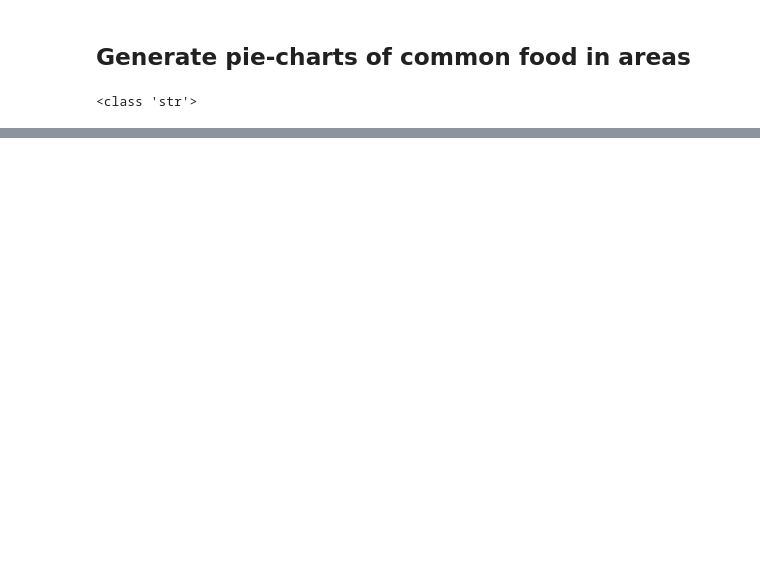
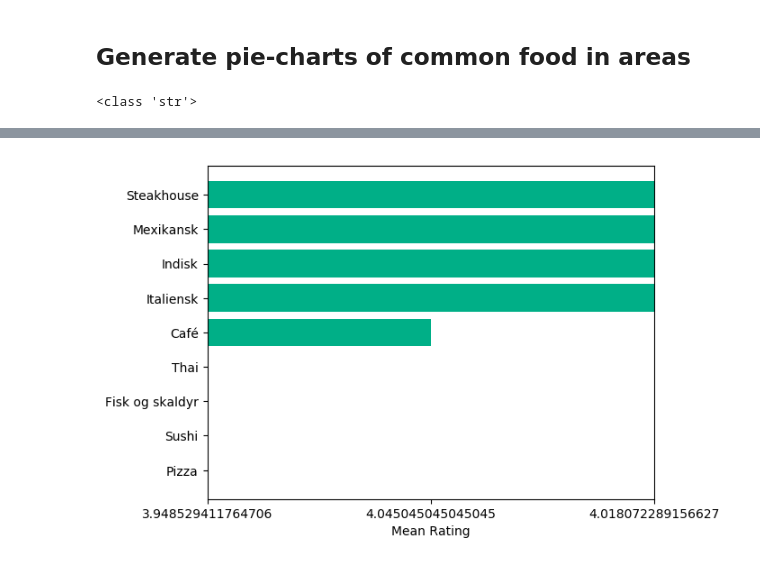
Before and after one commit to EMCK3N/SDS2019-grp20, a Jupyter notebook: Analysis.ipynb, the cells around one changed output, grey strips where cells are left out. Cells and saved outputs as stored; diff of their text form; code cells hidden in the pictures; blank space fills up the shorter version.

```diff
--- a/Analysis.ipynb
+++ b/Analysis.ipynb
@@ -367,0 +297,3 @@ food_df.to_csv("data_food_poscode.csv", index=False)
+# %%
+food_df = pd.merge(food_df, mod_df[["Restaurant","Main rating"]], on='Restaurant', how='left')
+food_df
@@ -367,0 +339,19 @@ food_df.to_csv("data_food_poscode.csv", index=False)
+# %%
+means = []
+lenght = []
+for i in Lists:
+    i = [x for x in i if x.astype(str) != 'nan']
+    lenght.append(len(i))
+    if len(i) == 0:
+        c=0
+    else:
+        c= (sum(i)/len(i))
+    means.append(c)
+# %%
+Food_means = percentile_list = pd.DataFrame(np.column_stack([list_, means, lenght]),
+                               columns=['Kitchen', 'Mean Rating', 'Number of Restaurants'])
+
+
+for i in Food_means["Mean Rating"]:
+
+    print(i)
@@ -367,0 +368,23 @@ food_df.to_csv("data_food_poscode.csv", index=False)
+# %%
+import matplotlib.pyplot as plt
+import numpy as np
+
+plt.rcdefaults()
+fig, ax = plt.subplots()
+plt.style.use('ggplot')
+
+# Example data
+rests = [Food_means["Mean Rating"]]
+y_pos = Food_means["Kitchen"]
+performance = Food_means["Mean Rating"]
+
+ax.barh(y_pos, performance, align='center', color = green_color)
+#ax.set_yticks(y_pos)
+#ax.set_yticklabels("Type of food")
+#ax.invert_yaxis()  # labels read top-to-bottom
+ax.set_xlabel('Mean Rating')
+ax.set_xlim(3,5)
+#ax.set_title('How fast do you want to go today?')
+label = [Food_means["Mean Rating"]]
+# %% [output]
+[figure, added]
```
Also changed, not shown: parts of 17 cells of this notebook, 6 other files.
